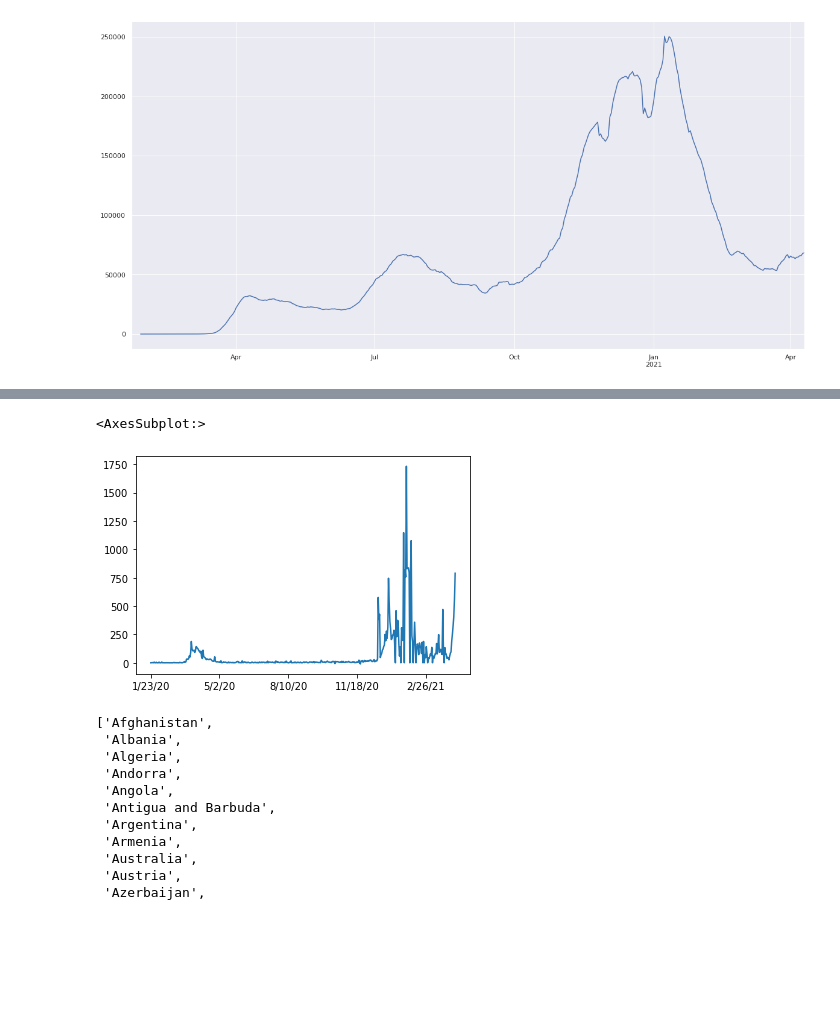
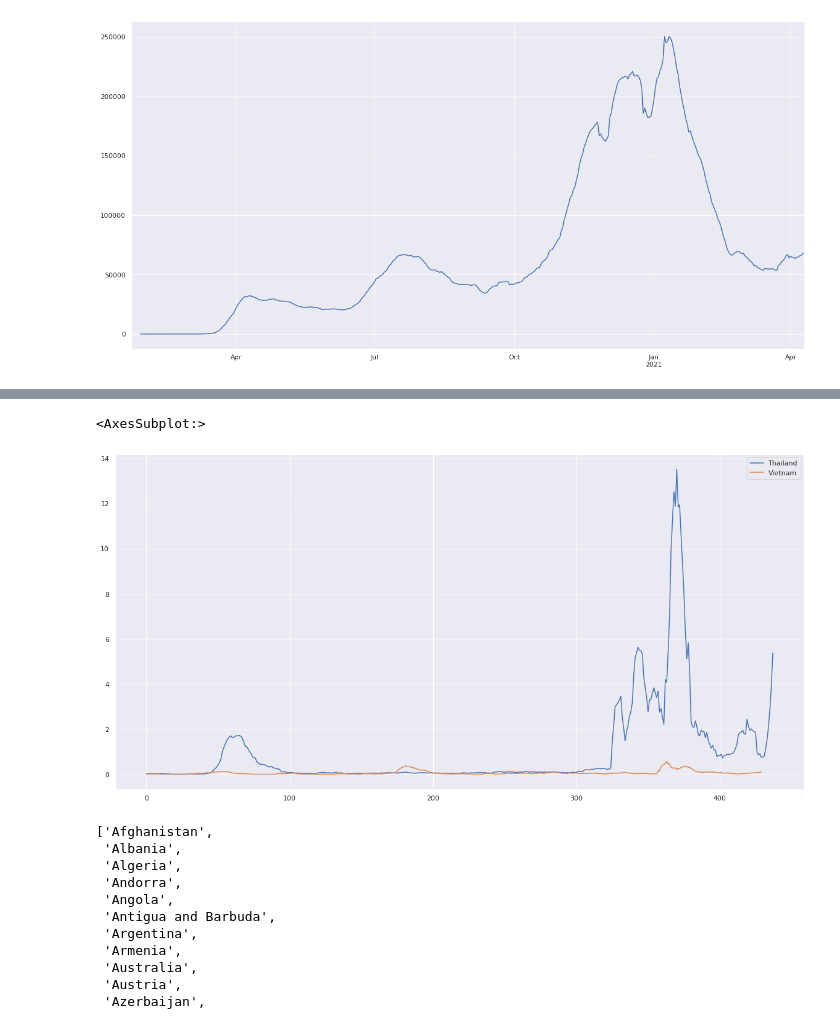
Before and after one commit to daikichidaze/COVID-19-analysis, a Jupyter notebook: notebook/02_eda_daily_data.ipynb, the cells around one changed output, grey strips where cells are left out. Cells and saved outputs as stored; diff of their text form; code cells hidden in the pictures; blank space fills up the shorter version.

Commit message:
fixed period comparision

```diff
--- a/notebook/02_eda_daily_data.ipynb
+++ b/notebook/02_eda_daily_data.ipynb
@@ -126,0 +101,23 @@ df_diff.T['Japan'].plot.line()
+# %%
+def create_start_date_dict(df, limit_value: float):
+    return {country:values[values>limit_value].index.min() for country, values in df.iteritems()}
+
+dict_start_date_rolling = create_start_date_dict(df_rolling, 1)
+# %%
+def create_fixed_period_df(df, dict_start_date, period_days):
+    df_result = pd.DataFrame(index=range(period_days))
+    for country, values in df.iteritems():
+        start_date = dict_start_date[country]
+        end_date = start_date + timedelta(days=period_days-1)
+        period_values = values[start_date:end_date]
+
+        add_days = period_days - len(period_values)
+
+        df_result[country] =  period_values.tolist() + [None] * add_days
+
+    return df_result
+
+df_90days_rolling_norm = create_fixed_period_df(df_rolling_norm, dict_start_date_rolling,90)
+df_180days_rolling_norm = create_fixed_period_df(df_rolling_norm, dict_start_date_rolling,180)
+df_365days_rolling_norm = create_fixed_period_df(df_rolling_norm, dict_start_date_rolling,365)
+df_445days_rolling_norm = create_fixed_period_df(df_rolling_norm, dict_start_date_rolling,445)
@@ -127,8 +146,8 @@ df_diff.T['Japan'].plot.line()
 # %%
-df_diff.T['Thailand'].plot.line()
+df_445days_rolling_norm[['Thailand','Vietnam']].plot.line()
 # %% [output]
 <AxesSubplot:>
-[figure, old version]
+[figure, new version]
 # %%
 df.columns.tolist()
 # %% [output]
```
Also changed, not shown: parts of 9 cells of this notebook.
